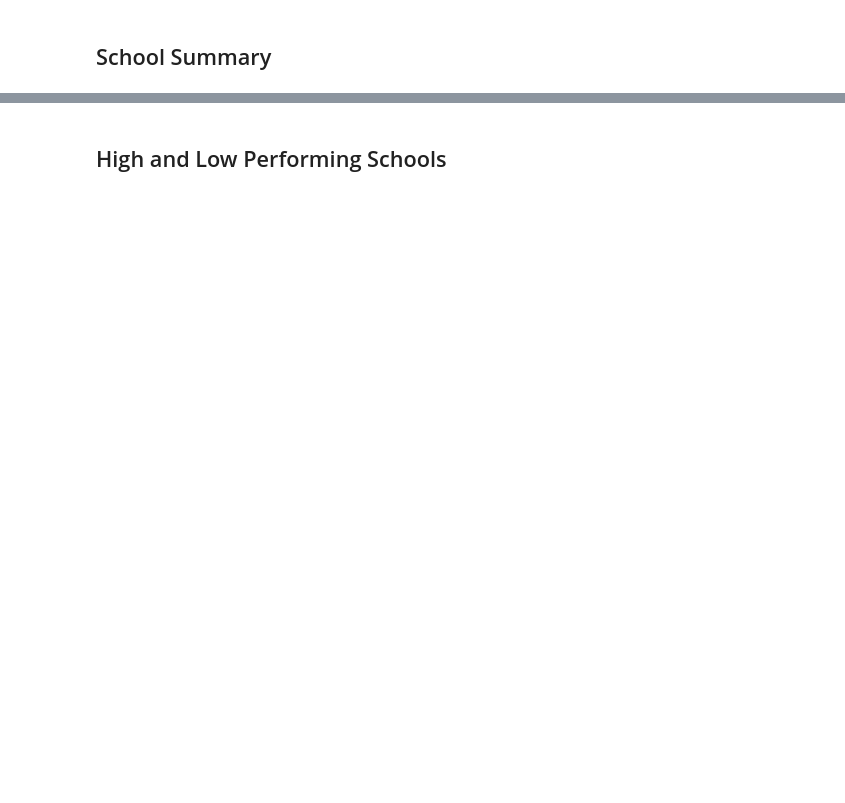
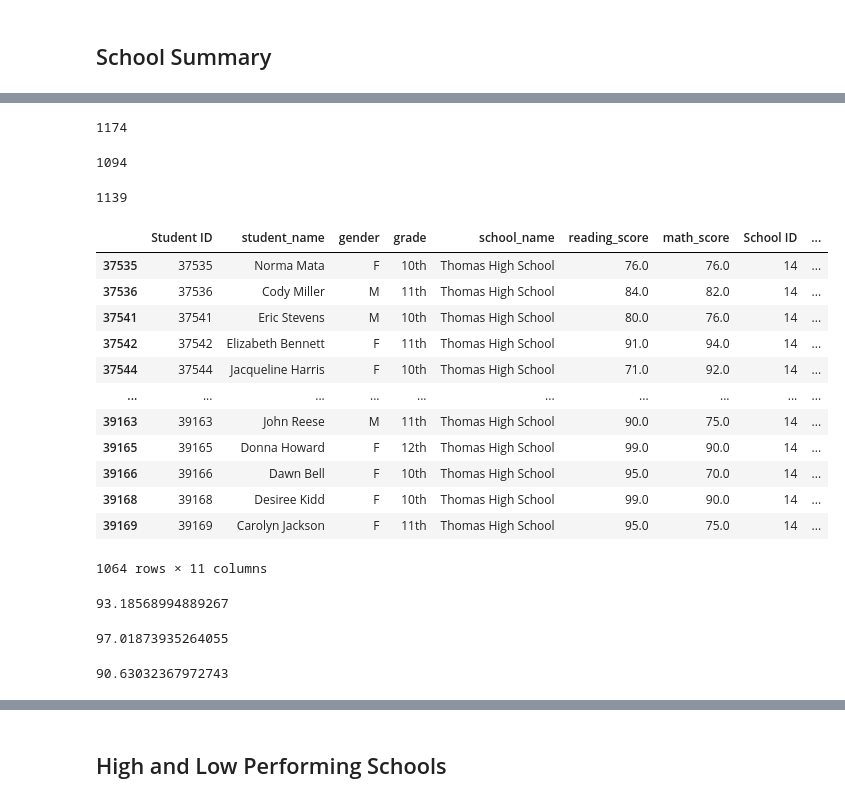
Before and after one commit to Adamizing/School_District_Analysis, a Jupyter notebook: PyCitySchools_Challenge.ipynb, the cells around one changed output, grey strips where cells are left out. Saved outputs shown, nothing was run; the diff lists cells and outputs as text; code cells hidden in the pictures; blank space fills up the shorter version.

Commit message:
Updated till Scores by School Spending

```diff
--- a/PyCitySchools_Challenge.ipynb
+++ b/PyCitySchools_Challenge.ipynb
@@ -202,10 +241,90 @@ per_school_summary_df
+# %%
+# Step 5.  Get the number of 10th-12th graders from Thomas High School (THS).
+tenth_graders = school_data_complete_df.loc[(school_data_complete_df["grade"]== "10th")
+                                                     &(school_data_complete_df["school_name"]=="Thomas High School")].count()['Student ID']
+
+eleventh_graders = school_data_complete_df.loc[(school_data_complete_df["grade"]== "11th")
+                                                     &(school_data_complete_df["school_name"]=="Thomas High School")].count()['Student ID']
+
+twelfth_graders = school_data_complete_df.loc[(school_data_complete_df["grade"]== "12th")
+                                                     &(school_data_complete_df["school_name"]=="Thomas High School")].count()['Student ID']
+
+total_students = tenth_graders + eleventh_graders + twelfth_graders
+total_students
+# %% [output]
+1174
 # %%
 # Step 6. Get all the students passing math from THS
+passing_math = school_data_complete_df.loc[(school_data_complete_df["school_name"]=="Thomas High School") & (school_data_complete_df["math_score"] >= 70)].count()["Student ID"]
+passing_math
+# %% [output]
+1094
 # %%
 # Step 7. Get all the students passing reading from THS
+passing_reading = school_data_complete_df.loc[(school_data_complete_df["school_name"]=="Thomas High School") & (school_data_complete_df["reading_score"] >= 70)].count()["Student ID"]
+passing_reading
+# %% [output]
+1139
 # %%
 # Step 8. Get all the students passing math and reading from THS
+total_students_passing = school_data_complete_df.loc[(school_data_complete_df["math_score"] >= 70)
+                                            & (school_data_complete_df["reading_score"] >= 70)
+                                           &(school_data_complete_df["school_name"]=="Thomas High School")]
+total_students_passing
+# %% [output]
+|  | Student ID | student_name | gender | grade | school_name | reading_score | math_score | School ID | ... |
+| 37535 | 37535 | Norma Mata | F | 10th | Thomas High School | 76.0 | 76.0 | 14 | ... |
+| 37536 | 37536 | Cody Miller | M | 11th | Thomas High School | 84.0 | 82.0 | 14 | ... |
+| 37541 | 37541 | Eric Stevens | M | 10th | Thomas High School | 80.0 | 76.0 | 14 | ... |
+| 37542 | 37542 | Elizabeth Bennett | F | 11th | Thomas High School | 91.0 | 94.0 | 14 | ... |
+| 37544 | 37544 | Jacqueline Harris | F | 10th | Thomas High School | 71.0 | 92.0 | 14 | ... |
+| ... | ... | ... | ... | ... | ... | ... | ... | ... | ... |
+| 39163 | 39163 | John Reese | M | 11th | Thomas High School | 90.0 | 75.0 | 14 | ... |
+| 39165 | 39165 | Donna Howard | F | 12th | Thomas High School | 99.0 | 90.0 | 14 | ... |
+| 39166 | 39166 | Dawn Bell | F | 10th | Thomas High School | 95.0 | 70.0 | 14 | ... |
+| 39168 | 39168 | Desiree Kidd | F | 10th | Thomas High School | 99.0 | 90.0 | 14 | ... |
+| 39169 | 39169 | Carolyn Jackson | F | 11th | Thomas High School | 95.0 | 75.0 | 14 | ... |
+1064 rows × 11 columns
 # %%
 # Step 9. Calculate the percentage of 10th-12th grade students passing math from Thomas High School.
+upper_grades_math = school_data_complete_df.loc[(school_data_complete_df["grade"] != "9th")
+                                                   &(school_data_complete_df["school_name"]=="Thomas High School")
+                                                &(school_data_complete_df["math_score"] >= 70)].count()['Student ID']
+
+math_passing_percentage = upper_grades_math / total_students * 100
+math_passing_percentage
+# %% [output]
+93.18568994889267
 # %%
 # Step 10. Calculate the percentage of 10th-12th grade students passing reading from Thomas High School.
+upper_grades_reading = school_data_complete_df.loc[(school_data_complete_df["grade"]!= "9th")
+                                                   &(school_data_complete_df["school_name"]=="Thomas High School")
+                                                &(school_data_complete_df["reading_score"] >= 70)].count()['Student ID']
+
+reading_passing_percentage = upper_grades_reading / total_students * 100
+reading_passing_percentage
+# %% [output]
+97.01873935264055
+# %%
+# Step 11. Calculate the overall passing percentage of 10th-12th grade from Thomas High School.
+per_passing_tenth = school_data_complete_df.loc[(school_data_complete_df["math_score"] >= 70)
+                                            & (school_data_complete_df["reading_score"] >= 70)
+                                           &(school_data_complete_df["school_name"]=="Thomas High School")
+                                            & (school_data_complete_df["grade"]=="10th")]
+
+per_passing_eleventh = school_data_complete_df.loc[(school_data_complete_df["math_score"] >= 70)
+                                            & (school_data_complete_df["reading_score"] >= 70)
+                                           &(school_data_complete_df["school_name"]=="Thomas High School")
+                                            & (school_data_complete_df["grade"]=="11th")]
+
+per_passing_twelfth = school_data_complete_df.loc[(school_data_complete_df["math_score"] >= 70)
+                                            & (school_data_complete_df["reading_score"] >= 70)
+                                           &(school_data_complete_df["school_name"]=="Thomas High School")
+                                            & (school_data_complete_df["grade"]=="12th")]
+
+total_grades = total_students_passing["student_name"].count()
+
+overall_passing_percentage =  total_grades / total_students *100
+overall_passing_percentage
+# %% [output]
+90.63032367972743
```
Also changed, not shown: parts of 27 cells of this notebook.
